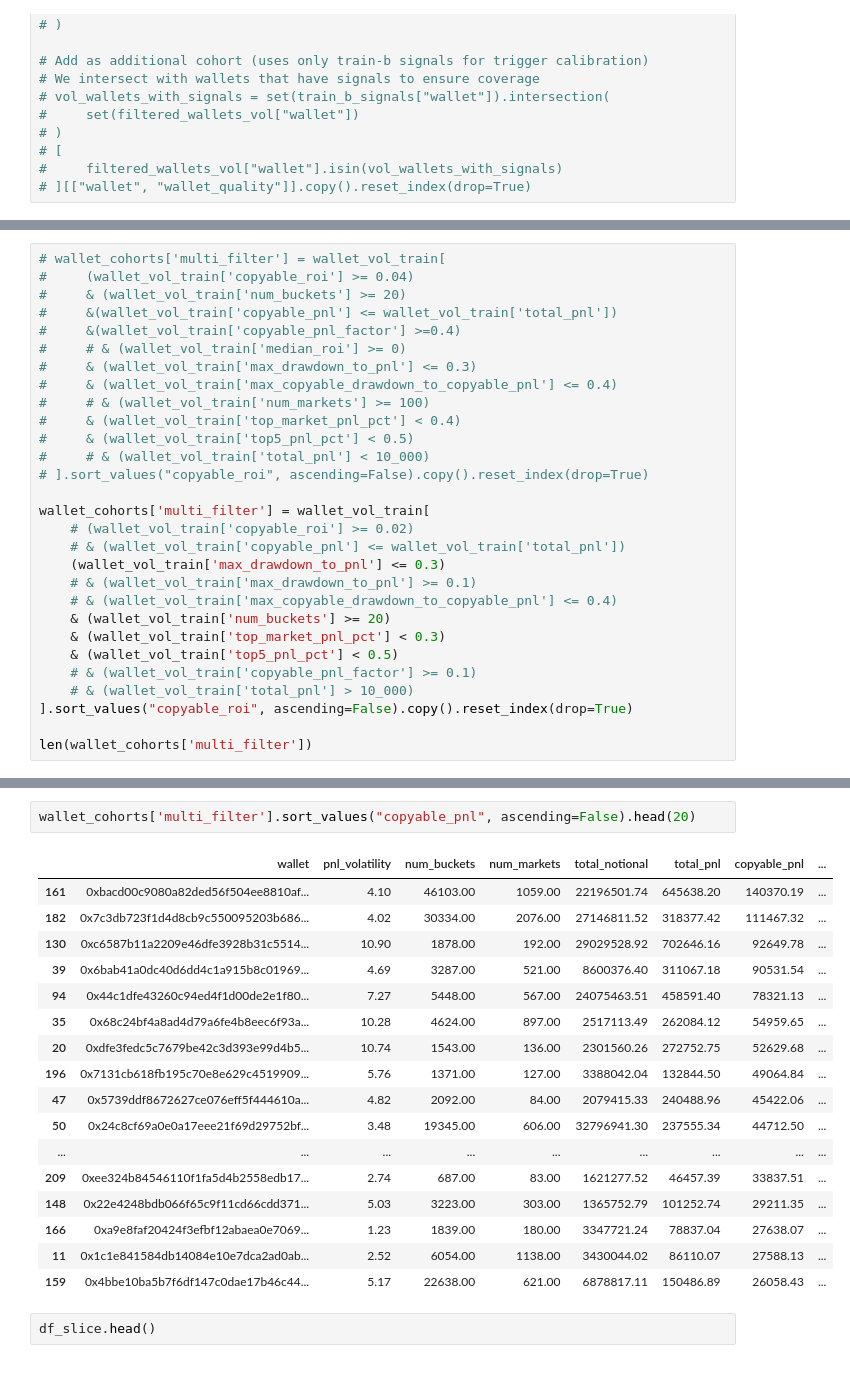
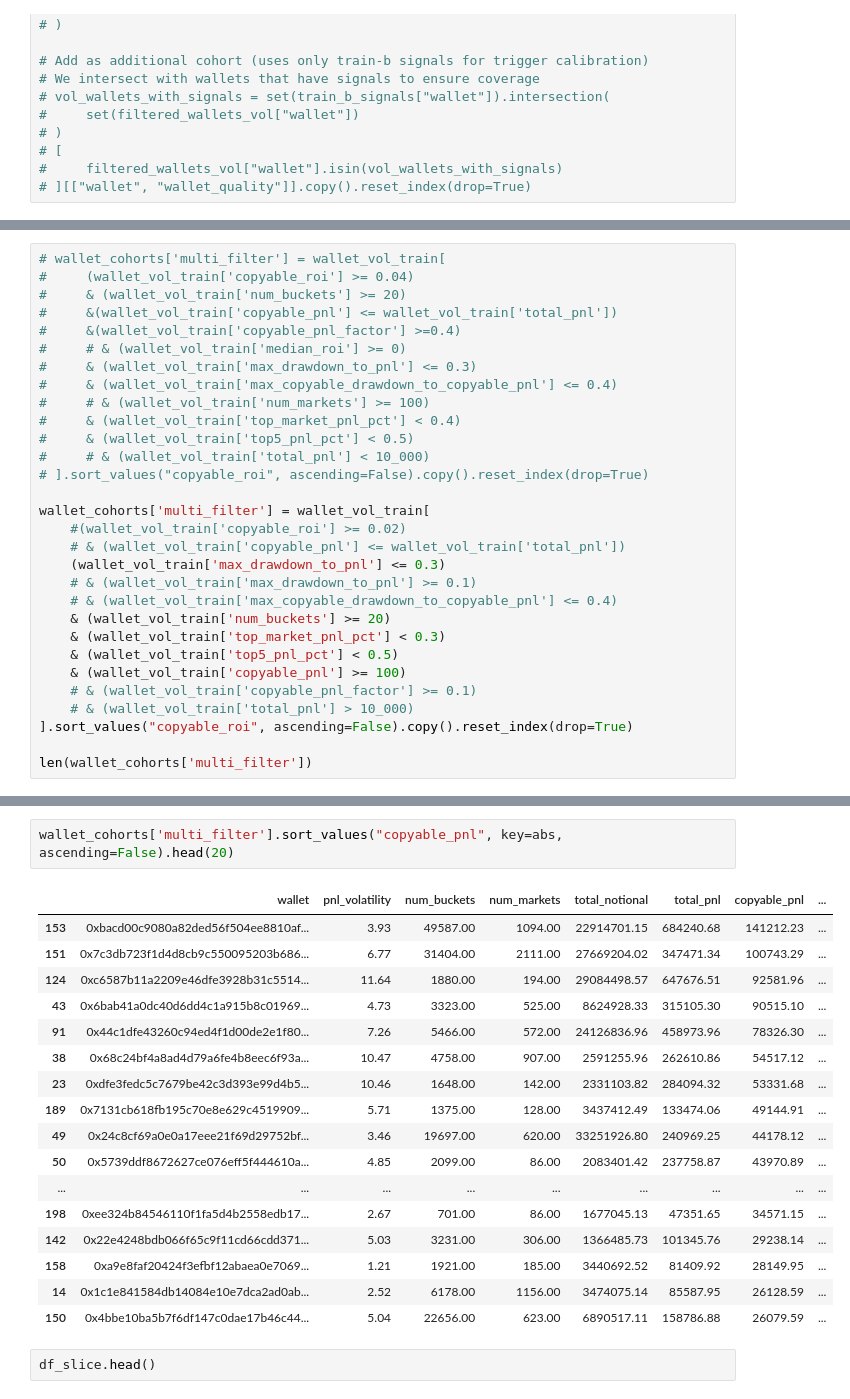
Before and after one commit to vobornij/polymarket, a Jupyter notebook: notebooks/flow/stage1_wallet_strategy_selection.ipynb, the cells around one changed output, grey strips where cells are left out. Drawn from its saved outputs; the diff is of its cells as text.

```diff
--- a/notebooks/flow/stage1_wallet_strategy_selection.ipynb
+++ b/notebooks/flow/stage1_wallet_strategy_selection.ipynb
@@ -401,7 +394,7 @@ wallet_vol_train.sort_values("copyable_pnl", ascending=False).head(10)
 # ].sort_values("copyable_roi", ascending=False).copy().reset_index(drop=True)
 
 wallet_cohorts['multi_filter'] = wallet_vol_train[
-    # (wallet_vol_train['copyable_roi'] >= 0.02)
+    #(wallet_vol_train['copyable_roi'] >= 0.02)
     # & (wallet_vol_train['copyable_pnl'] <= wallet_vol_train['total_pnl'])
     (wallet_vol_train['max_drawdown_to_pnl'] <= 0.3)
     # & (wallet_vol_train['max_drawdown_to_pnl'] >= 0.1)
@@ -409,6 +402,7 @@ wallet_cohorts['multi_filter'] = wallet_vol_train[
     & (wallet_vol_train['num_buckets'] >= 20)
     & (wallet_vol_train['top_market_pnl_pct'] < 0.3)
     & (wallet_vol_train['top5_pnl_pct'] < 0.5)
+    & (wallet_vol_train['copyable_pnl'] >= 100)
     # & (wallet_vol_train['copyable_pnl_factor'] >= 0.1)
     # & (wallet_vol_train['total_pnl'] > 10_000)
 ].sort_values("copyable_roi", ascending=False).copy().reset_index(drop=True)
@@ -440,23 +422,23 @@ dtype: float64
 # %%
-wallet_cohorts['multi_filter'].sort_values("copyable_pnl", ascending=False).head(20)
+wallet_cohorts['multi_filter'].sort_values("copyable_pnl", key=abs, ascending=False).head(20)
 # %% [output]
 |  | wallet | pnl_volatility | num_buckets | num_markets | total_notional | total_pnl | copyable_pnl | ... |
-| 161 | 0xbacd00c9080a82ded56f504ee8810af... | 4.10 | 46103.00 | 1059.00 | 22196501.74 | 645638.20 | 140370.19 | ... |
-| 182 | 0x7c3db723f1d4d8cb9c550095203b686... | 4.02 | 30334.00 | 2076.00 | 27146811.52 | 318377.42 | 111467.32 | ... |
-| 130 | 0xc6587b11a2209e46dfe3928b31c5514... | 10.90 | 1878.00 | 192.00 | 29029528.92 | 702646.16 | 92649.78 | ... |
-| 39 | 0x6bab41a0dc40d6dd4c1a915b8c01969... | 4.69 | 3287.00 | 521.00 | 8600376.40 | 311067.18 | 90531.54 | ... |
-| 94 | 0x44c1dfe43260c94ed4f1d00de2e1f80... | 7.27 | 5448.00 | 567.00 | 24075463.51 | 458591.40 | 78321.13 | ... |
-| 35 | 0x68c24bf4a8ad4d79a6fe4b8eec6f93a... | 10.28 | 4624.00 | 897.00 | 2517113.49 | 262084.12 | 54959.65 | ... |
-| 20 | 0xdfe3fedc5c7679be42c3d393e99d4b5... | 10.74 | 1543.00 | 136.00 | 2301560.26 | 272752.75 | 52629.68 | ... |
-| 196 | 0x7131cb618fb195c70e8e629c4519909... | 5.76 | 1371.00 | 127.00 | 3388042.04 | 132844.50 | 49064.84 | ... |
-| 47 | 0x5739ddf8672627ce076eff5f444610a... | 4.82 | 2092.00 | 84.00 | 2079415.33 | 240488.96 | 45422.06 | ... |
-| 50 | 0x24c8cf69a0e0a17eee21f69d29752bf... | 3.48 | 19345.00 | 606.00 | 32796941.30 | 237555.34 | 44712.50 | ... |
+| 153 | 0xbacd00c9080a82ded56f504ee8810af... | 3.93 | 49587.00 | 1094.00 | 22914701.15 | 684240.68 | 141212.23 | ... |
+| 151 | 0x7c3db723f1d4d8cb9c550095203b686... | 6.77 | 31404.00 | 2111.00 | 27669204.02 | 347471.34 | 100743.29 | ... |
+| 124 | 0xc6587b11a2209e46dfe3928b31c5514... | 11.64 | 1880.00 | 194.00 | 29084498.57 | 647676.51 | 92581.96 | ... |
+| 43 | 0x6bab41a0dc40d6dd4c1a915b8c01969... | 4.73 | 3323.00 | 525.00 | 8624928.33 | 315105.30 | 90515.10 | ... |
+| 91 | 0x44c1dfe43260c94ed4f1d00de2e1f80... | 7.26 | 5466.00 | 572.00 | 24126836.96 | 458973.96 | 78326.30 | ... |
+| 38 | 0x68c24bf4a8ad4d79a6fe4b8eec6f93a... | 10.47 | 4758.00 | 907.00 | 2591255.96 | 262610.86 | 54517.12 | ... |
+| 23 | 0xdfe3fedc5c7679be42c3d393e99d4b5... | 10.46 | 1648.00 | 142.00 | 2331103.82 | 284094.32 | 53331.68 | ... |
+| 189 | 0x7131cb618fb195c70e8e629c4519909... | 5.71 | 1375.00 | 128.00 | 3437412.49 | 133474.06 | 49144.91 | ... |
+| 49 | 0x24c8cf69a0e0a17eee21f69d29752bf... | 3.46 | 19697.00 | 620.00 | 33251926.80 | 240969.25 | 44178.12 | ... |
+| 50 | 0x5739ddf8672627ce076eff5f444610a... | 4.85 | 2099.00 | 86.00 | 2083401.42 | 237758.87 | 43970.89 | ... |
 | ... | ... | ... | ... | ... | ... | ... | ... | ... |
-| 209 | 0xee324b84546110f1fa5d4b2558edb17... | 2.74 | 687.00 | 83.00 | 1621277.52 | 46457.39 | 33837.51 | ... |
-| 148 | 0x22e4248bdb066f65c9f11cd66cdd371... | 5.03 | 3223.00 | 303.00 | 1365752.79 | 101252.74 | 29211.35 | ... |
-| 166 | 0xa9e8faf20424f3efbf12abaea0e7069... | 1.23 | 1839.00 | 180.00 | 3347721.24 | 78837.04 | 27638.07 | ... |
-| 11 | 0x1c1e841584db14084e10e7dca2ad0ab... | 2.52 | 6054.00 | 1138.00 | 3430044.02 | 86110.07 | 27588.13 | ... |
-| 159 | 0x4bbe10ba5b7f6df147c0dae17b46c44... | 5.17 | 22638.00 | 621.00 | 6878817.11 | 150486.89 | 26058.43 | ... |
+| 198 | 0xee324b84546110f1fa5d4b2558edb17... | 2.67 | 701.00 | 86.00 | 1677045.13 | 47351.65 | 34571.15 | ... |
+| 142 | 0x22e4248bdb066f65c9f11cd66cdd371... | 5.03 | 3231.00 | 306.00 | 1366485.73 | 101345.76 | 29238.14 | ... |
+| 158 | 0xa9e8faf20424f3efbf12abaea0e7069... | 1.21 | 1921.00 | 185.00 | 3440692.52 | 81409.92 | 28149.95 | ... |
+| 14 | 0x1c1e841584db14084e10e7dca2ad0ab... | 2.52 | 6178.00 | 1156.00 | 3474075.14 | 85587.95 | 26128.59 | ... |
+| 150 | 0x4bbe10ba5b7f6df147c0dae17b46c44... | 5.04 | 22656.00 | 623.00 | 6890517.11 | 158786.88 | 26079.59 | ... |
 # %%
 df_slice.head()
 # %% [output]
```
Also changed, not shown: parts of 19 cells of this notebook, 2 other files.
